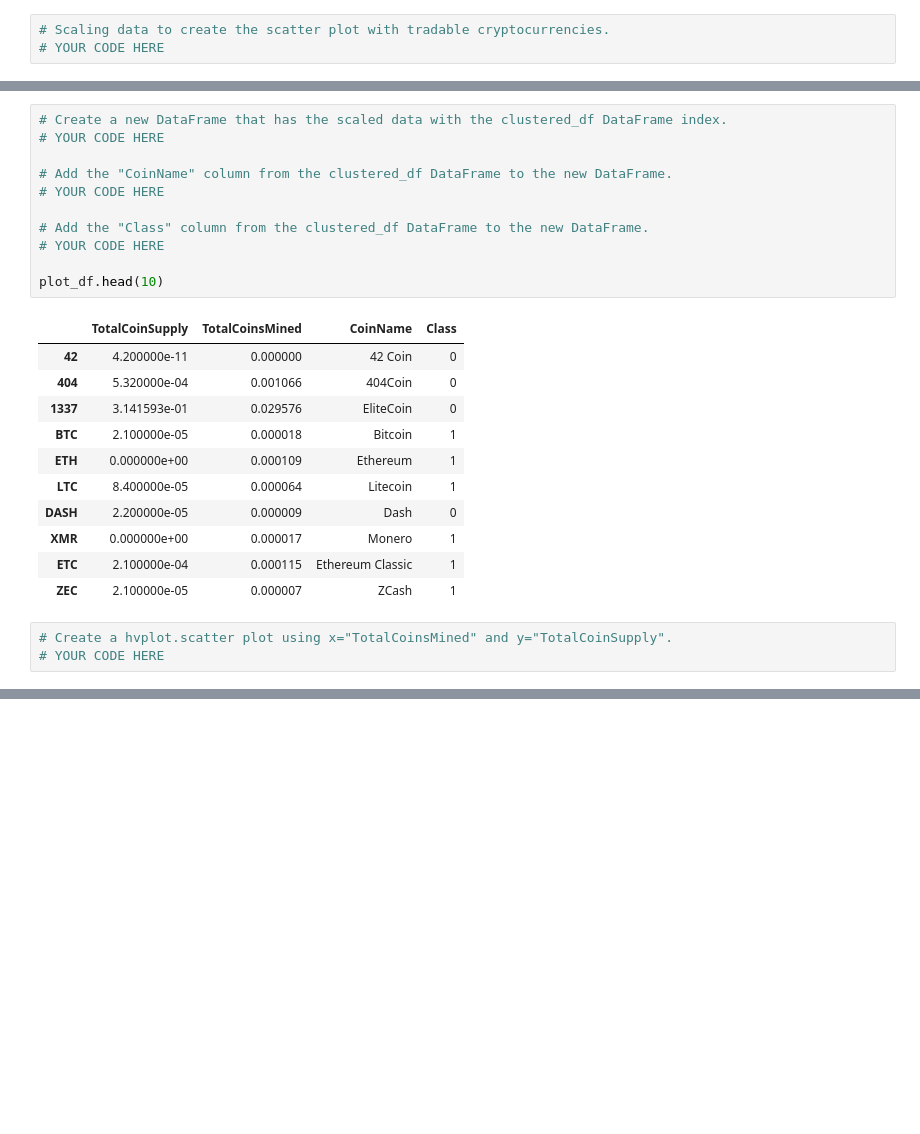
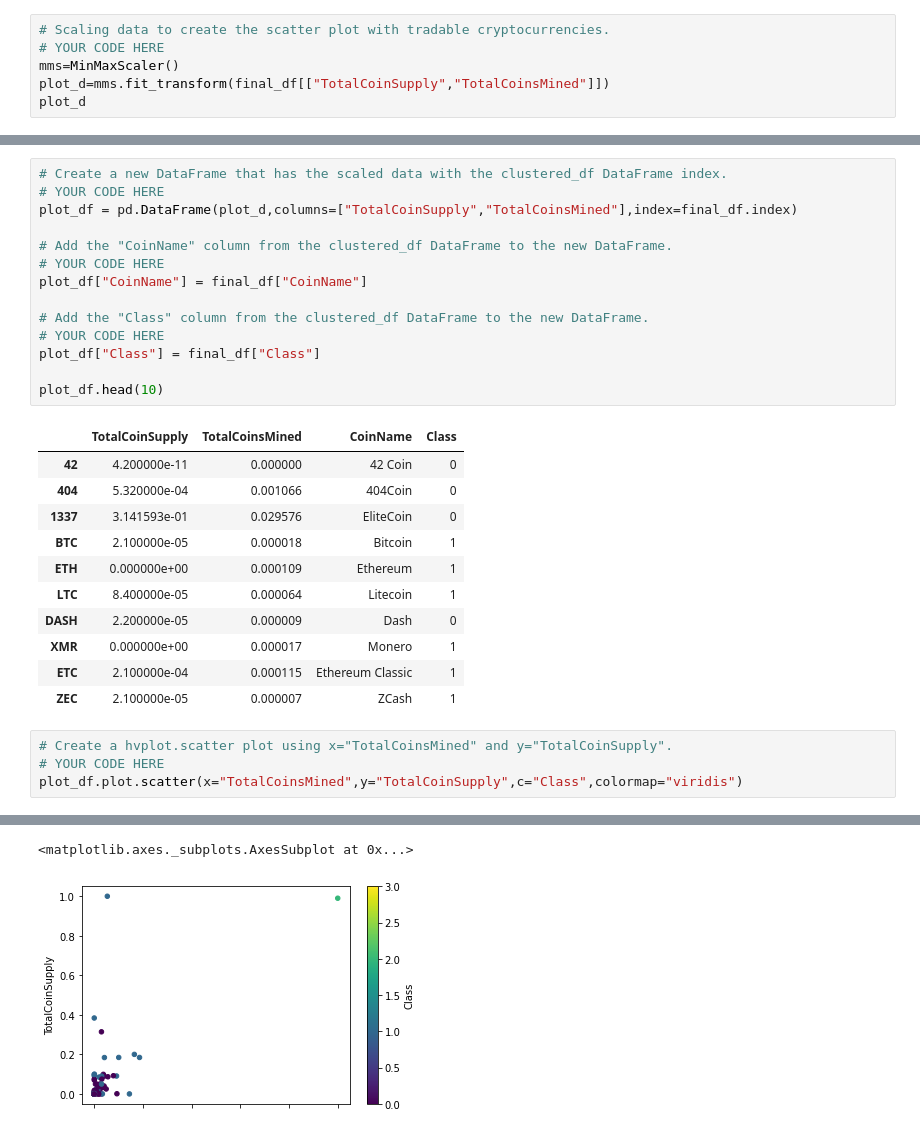
Before and after one commit to sibtainj/Cryptocurrencies, a Jupyter notebook: crypto_clustering_starter_code.ipynb, the cells around one changed output, grey strips where cells are left out. Saved outputs shown, nothing was run; the diff lists cells and outputs as text; blank space fills up the shorter version.

```diff
--- a/crypto_clustering_starter_code.ipynb
+++ b/crypto_clustering_starter_code.ipynb
@@ -384,6 +391,9 @@ There are 532 tradable cryptocurrencies.
 # %%
 # Scaling data to create the scatter plot with tradable cryptocurrencies.
 # YOUR CODE HERE
+mms=MinMaxScaler()
+plot_d=mms.fit_transform(final_df[["TotalCoinSupply","TotalCoinsMined"]])
+plot_d
 # %% [output]
 array([[4.20000000e-11, 0.00000000e+00],
        [5.32000000e-04, 1.06585544e-03],
@@ -395,12 +405,15 @@ array([[4.20000000e-11, 0.00000000e+00],
 # %%
 # Create a new DataFrame that has the scaled data with the clustered_df DataFrame index.
 # YOUR CODE HERE
+plot_df = pd.DataFrame(plot_d,columns=["TotalCoinSupply","TotalCoinsMined"],index=final_df.index)
 
 # Add the "CoinName" column from the clustered_df DataFrame to the new DataFrame.
 # YOUR CODE HERE
+plot_df["CoinName"] = final_df["CoinName"]
 
 # Add the "Class" column from the clustered_df DataFrame to the new DataFrame.
 # YOUR CODE HERE
+plot_df["Class"] = final_df["Class"]
 
 plot_df.head(10)
 # %% [output]
@@ -418,4 +431,5 @@ plot_df.head(10)
 # %%
 # Create a hvplot.scatter plot using x="TotalCoinsMined" and y="TotalCoinSupply".
 # YOUR CODE HERE
+plot_df.plot.scatter(x="TotalCoinsMined",y="TotalCoinSupply",c="Class",colormap="viridis")
 # %% [output]
@@ -422,0 +436,2 @@ plot_df.head(10)
+<matplotlib.axes._subplots.AxesSubplot at 0x...>
+[figure, added]
```
Also changed, not shown: parts of 10 cells of this notebook.
